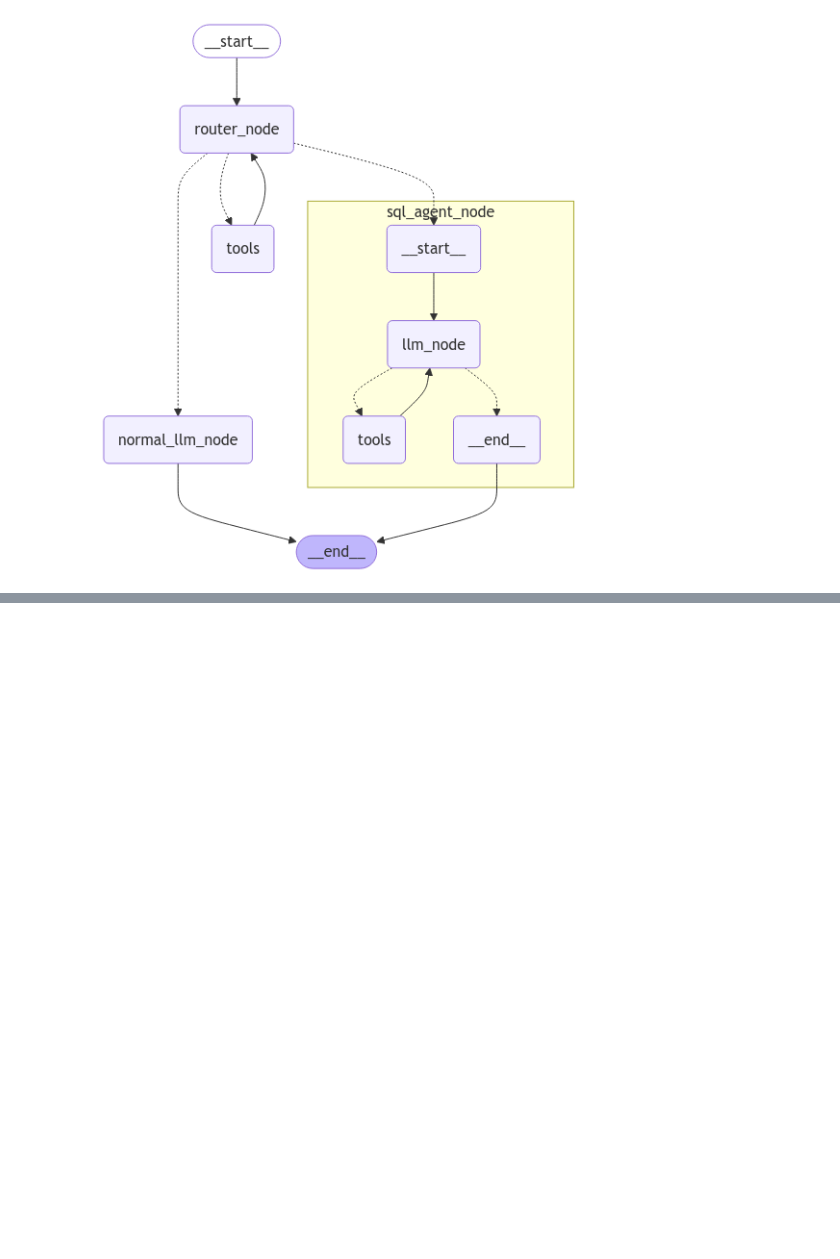
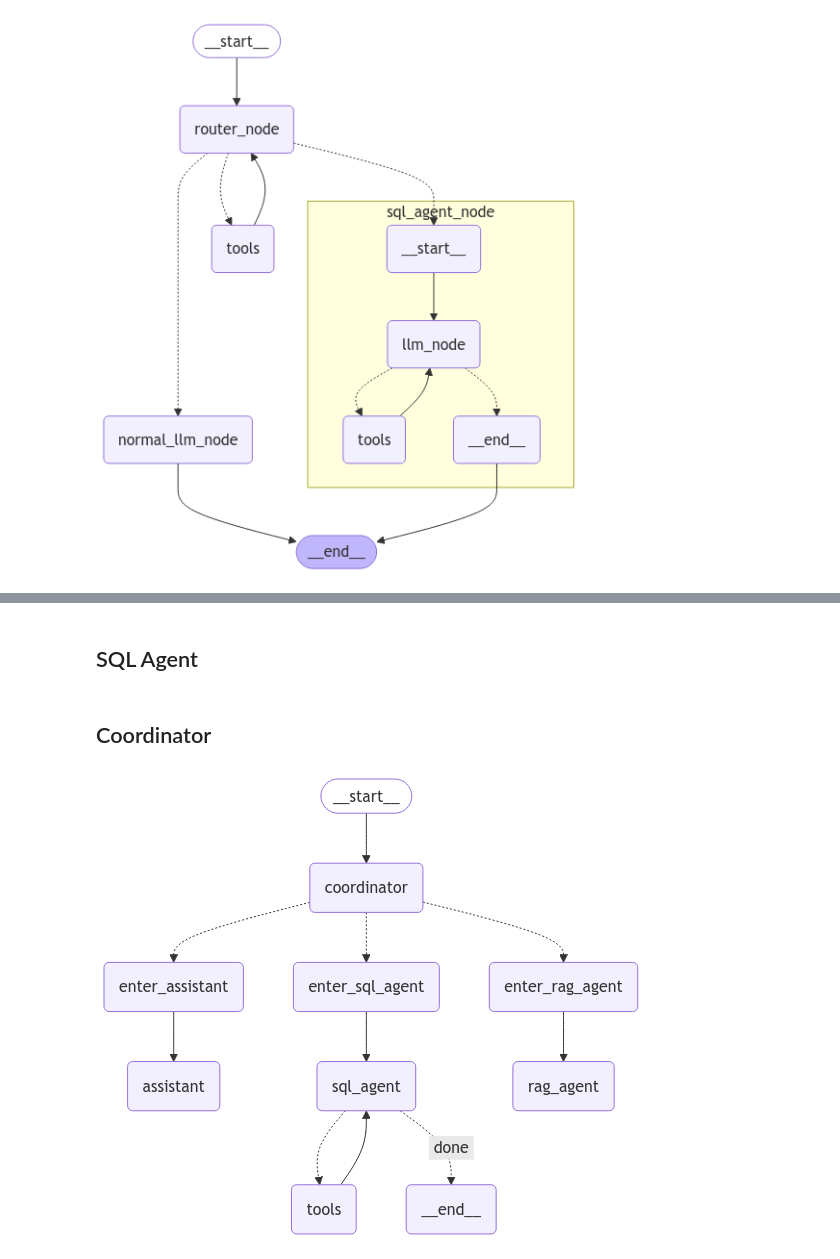
Before and after one commit to HassanAli101/RAG-Enterprise-Chatbot, a Jupyter notebook: sql_agent/sql_agent.ipynb, the cells around one changed output, grey strips where cells are left out. Saved outputs shown, nothing was run; the diff lists cells and outputs as text; code cells hidden in the pictures; blank space fills up the shorter version.

Commit message:
expanding integration of multi agents
Signed-off-by: Tariq Mehmood <tariq9mehmood9@gmail.com>

```diff
--- a/sql_agent/sql_agent.ipynb
+++ b/sql_agent/sql_agent.ipynb
@@ -369,0 +507,2 @@ graph.get_state(config=config).values
+# %% [markdown]
+## SQL Agent
@@ -369,0 +537,2 @@ graph.get_state(config=config).values
+# %% [markdown]
+## Coordinator
@@ -369,0 +737,46 @@ graph.get_state(config=config).values
+# %%
+from IPython.display import Image, display
+
+graph = StateGraph(State)
+
+graph.add_node("coordinator", coordinator_node)
+graph.add_node("assistant", general_assistant_node)
+graph.add_node("sql_agent", sql_agent_node)
+graph.add_node("rag_agent", customer_rag_node)
+# graph.add_node("tools", ToolNode(router_tools))
+graph.add_node("tools", create_tool_node_with_fallback(list(tools.values())))
+
+graph.add_conditional_edges(
+    "coordinator",
+    route_coordinator,
+    [
+        "enter_sql_agent",
+        "enter_rag_agent",
+        "enter_assistant",
+    ],
+)
+
+
+graph.add_node("enter_sql_agent", create_entry_node("SQL Agent", "sql_agent"))
+graph.add_node("enter_rag_agent", create_entry_node("Customer RAG Agent", "rag_agent"))
+graph.add_node("enter_assistant", create_entry_node("General Assistant", "assistant"))
+graph.add_edge("enter_sql_agent", "sql_agent")
+graph.add_edge("enter_rag_agent", "rag_agent")
+graph.add_edge("enter_assistant", "assistant")
+
+graph.add_edge(START, "coordinator")
+# graph.add_conditional_edges("coordinator", route_after_prediction)
+graph.add_edge("tools", "sql_agent")
+
+graph.add_conditional_edges(
+    "sql_agent", pending_tool_calls, {"tools": "tools", "done": END}
+)
+
+# graph.add_node("leave_skill", pop_dialog_state)
+# graph.add_edge("leave_skill", "coordinator")
+
+graph = graph.compile(checkpointer=memory)
+
+display(Image(graph.get_graph(xray=1).draw_mermaid_png()))
+# %% [output]
+[figure, added]
```
Also changed, not shown: parts of 21 cells of this notebook, 5 other files.
